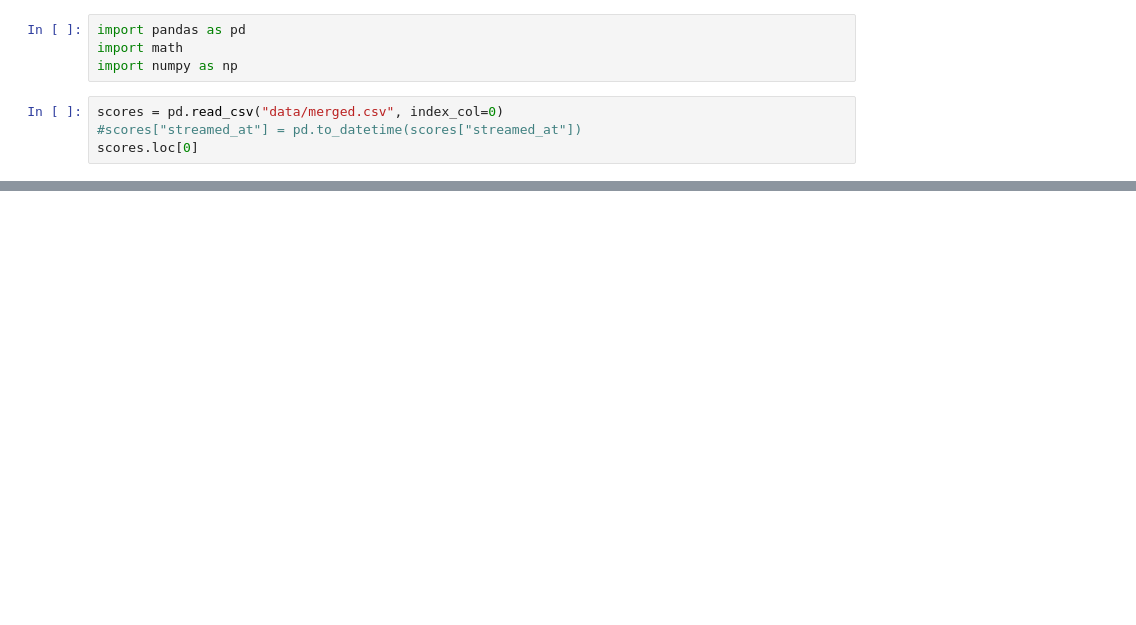
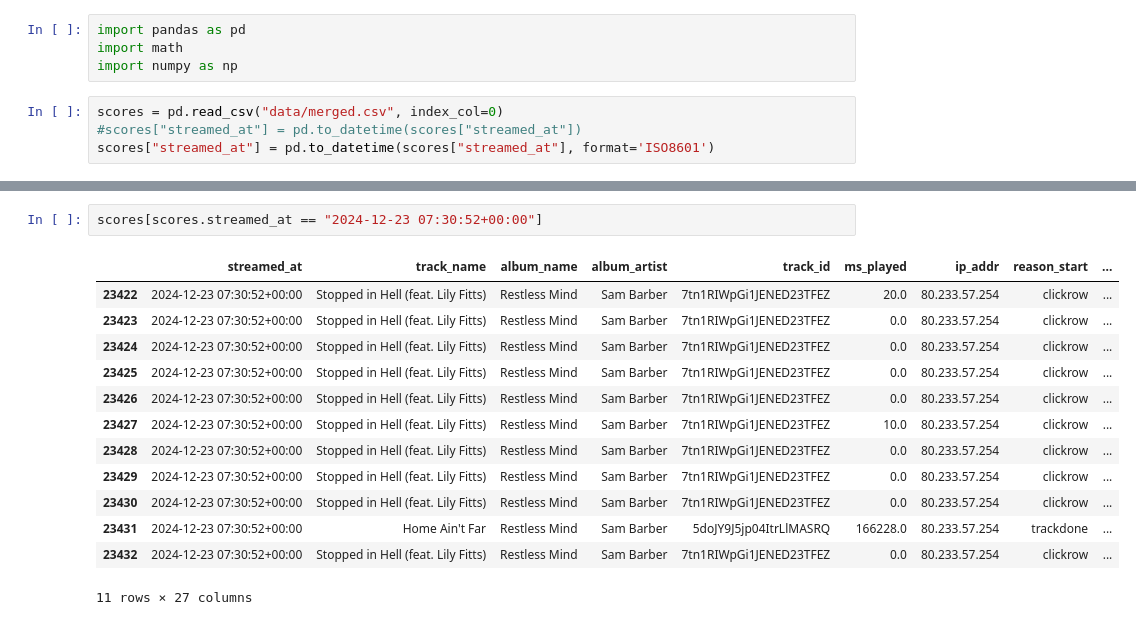
Before and after one commit to DanMaguireData/spotify-listening-analysis, a Jupyter notebook: dev.ipynb, the cells around one changed output, grey strips where cells are left out. Drawn from its saved outputs; the diff is of its cells as text; blank space fills up the shorter version.

```diff
--- a/dev.ipynb
+++ b/dev.ipynb
@@ -5,4 +5,4 @@ import numpy as np
 # %%
 scores = pd.read_csv("data/merged.csv", index_col=0)
 #scores["streamed_at"] = pd.to_datetime(scores["streamed_at"])
-scores.loc[0]
+scores["streamed_at"] = pd.to_datetime(scores["streamed_at"], format='ISO8601')
@@ -27 +307,17 @@ Name: 0, dtype: object
+# %%
+scores[scores.streamed_at == "2024-12-23 07:30:52+00:00"]
+# %% [output]
+|  | streamed_at | track_name | album_name | album_artist | track_id | ms_played | ip_addr | reason_start | ... |
+| 23422 | 2024-12-23 07:30:52+00:00 | Stopped in Hell (feat. Lily Fitts) | Restless Mind | Sam Barber | 7tn1RIWpGi1JENED23TFEZ | 20.0 | 80.233.57.254 | clickrow | ... |
+| 23423 | 2024-12-23 07:30:52+00:00 | Stopped in Hell (feat. Lily Fitts) | Restless Mind | Sam Barber | 7tn1RIWpGi1JENED23TFEZ | 0.0 | 80.233.57.254 | clickrow | ... |
+| 23424 | 2024-12-23 07:30:52+00:00 | Stopped in Hell (feat. Lily Fitts) | Restless Mind | Sam Barber | 7tn1RIWpGi1JENED23TFEZ | 0.0 | 80.233.57.254 | clickrow | ... |
+| 23425 | 2024-12-23 07:30:52+00:00 | Stopped in Hell (feat. Lily Fitts) | Restless Mind | Sam Barber | 7tn1RIWpGi1JENED23TFEZ | 0.0 | 80.233.57.254 | clickrow | ... |
+| 23426 | 2024-12-23 07:30:52+00:00 | Stopped in Hell (feat. Lily Fitts) | Restless Mind | Sam Barber | 7tn1RIWpGi1JENED23TFEZ | 0.0 | 80.233.57.254 | clickrow | ... |
+| 23427 | 2024-12-23 07:30:52+00:00 | Stopped in Hell (feat. Lily Fitts) | Restless Mind | Sam Barber | 7tn1RIWpGi1JENED23TFEZ | 10.0 | 80.233.57.254 | clickrow | ... |
+| 23428 | 2024-12-23 07:30:52+00:00 | Stopped in Hell (feat. Lily Fitts) | Restless Mind | Sam Barber | 7tn1RIWpGi1JENED23TFEZ | 0.0 | 80.233.57.254 | clickrow | ... |
+| 23429 | 2024-12-23 07:30:52+00:00 | Stopped in Hell (feat. Lily Fitts) | Restless Mind | Sam Barber | 7tn1RIWpGi1JENED23TFEZ | 0.0 | 80.233.57.254 | clickrow | ... |
+| 23430 | 2024-12-23 07:30:52+00:00 | Stopped in Hell (feat. Lily Fitts) | Restless Mind | Sam Barber | 7tn1RIWpGi1JENED23TFEZ | 0.0 | 80.233.57.254 | clickrow | ... |
+| 23431 | 2024-12-23 07:30:52+00:00 | Home Ain't Far | Restless Mind | Sam Barber | 5doJY9J5jp04ItrLlMASRQ | 166228.0 | 80.233.57.254 | trackdone | ... |
+| 23432 | 2024-12-23 07:30:52+00:00 | Stopped in Hell (feat. Lily Fitts) | Restless Mind | Sam Barber | 7tn1RIWpGi1JENED23TFEZ | 0.0 | 80.233.57.254 | clickrow | ... |
+11 rows × 27 columns
 # %%
```
Also changed, not shown: parts of 23 cells of this notebook, 7 other files.
